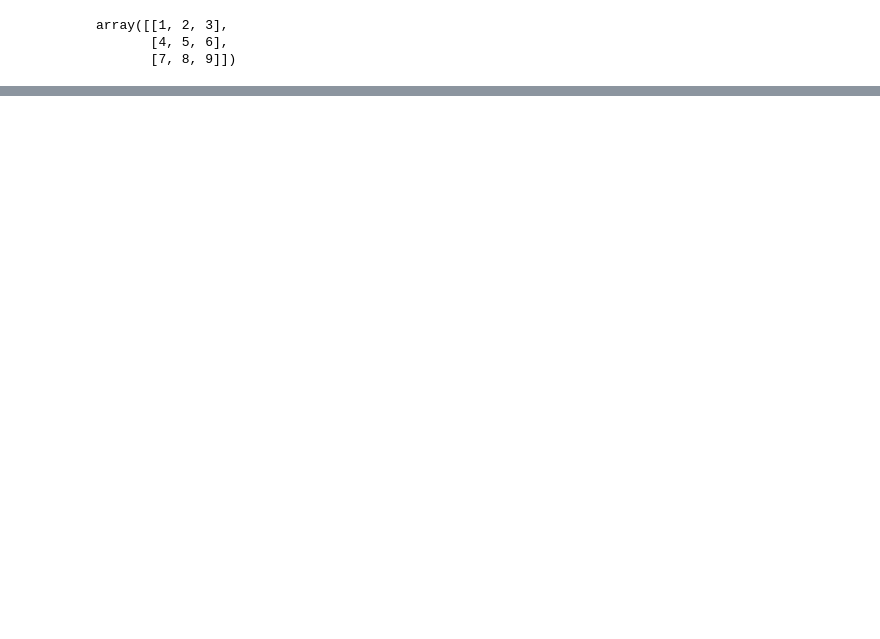
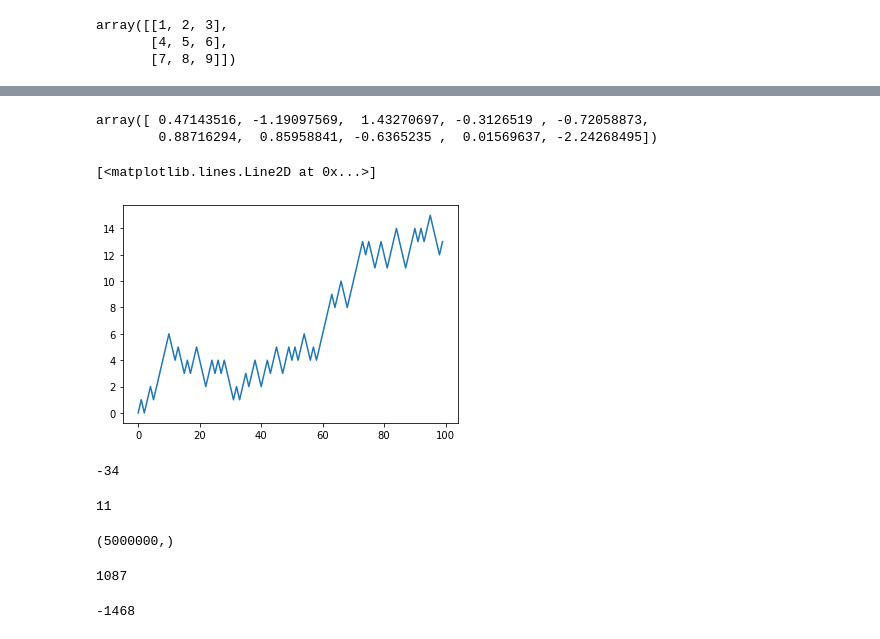
Before and after one commit to wfy0508/LearningPython, a Jupyter notebook: dataAnalysis/chapter4.ipynb, the cells around one changed output, grey strips where cells are left out. Cells and saved outputs as stored; diff of their text form; code cells hidden in the pictures; blank space fills up the shorter version.

```diff
--- a/dataAnalysis/chapter4.ipynb
+++ b/dataAnalysis/chapter4.ipynb
@@ -635,0 +995,53 @@ array([[  1,   2,   6],
+# %%
+# 设置种子可以确保每次生成的随机数都是相同的
+rng = np.random.RandomState(1234)
+rng.randn(10)
+# %% [output]
+array([ 0.47143516, -1.19097569,  1.43270697, -0.3126519 , -0.72058873,
+        0.88716294,  0.85958841, -0.6365235 ,  0.01569637, -2.24268495])
+# %%
+# 随机漫步
+import random
+import matplotlib.pyplot as plt
+
+position = 0
+walk = [position]
+steps = 100
+for i in range(steps):
+    step = 1 if random.randint(0, 1) else -1
+    position += step
+    walk.append(position)
+plt.plot(walk[:100])
+# %% [output]
+[<matplotlib.lines.Line2D at 0x...>]
+[figure, added]
+# %%
+nsteps = 1000
+draws = np.random.randint(0, 2, size=nsteps)
+steps = np.where(draws > 0, 1, -1)
+walk = steps.cumsum()
+walk.min()
+# %% [output]
+-34
+# %%
+walk.max()
+# %% [output]
+11
+# %%
+# 一次模拟多个随机漫步
+nwalks = 5000
+nsteps = 1000
+draws = np.random.randint(0, 2, size=(nwalks, nsteps))
+steps = np.where(draws > 0, 1, -1)
+walks = steps.cumsum()
+walks.shape
+# %% [output]
+(5000000,)
+# %%
+walks.max()
+# %% [output]
+1087
+# %%
+walks.min()
+# %% [output]
+-1468
```
Also changed, not shown: parts of 97 cells of this notebook, 2 other files.
